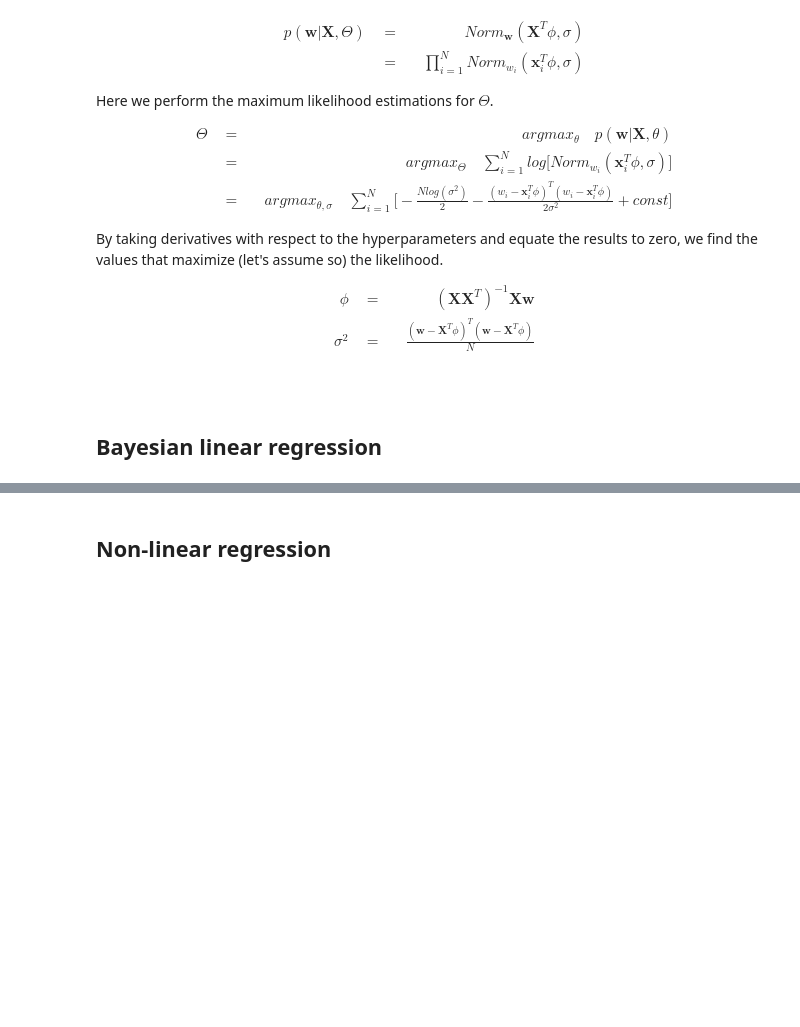
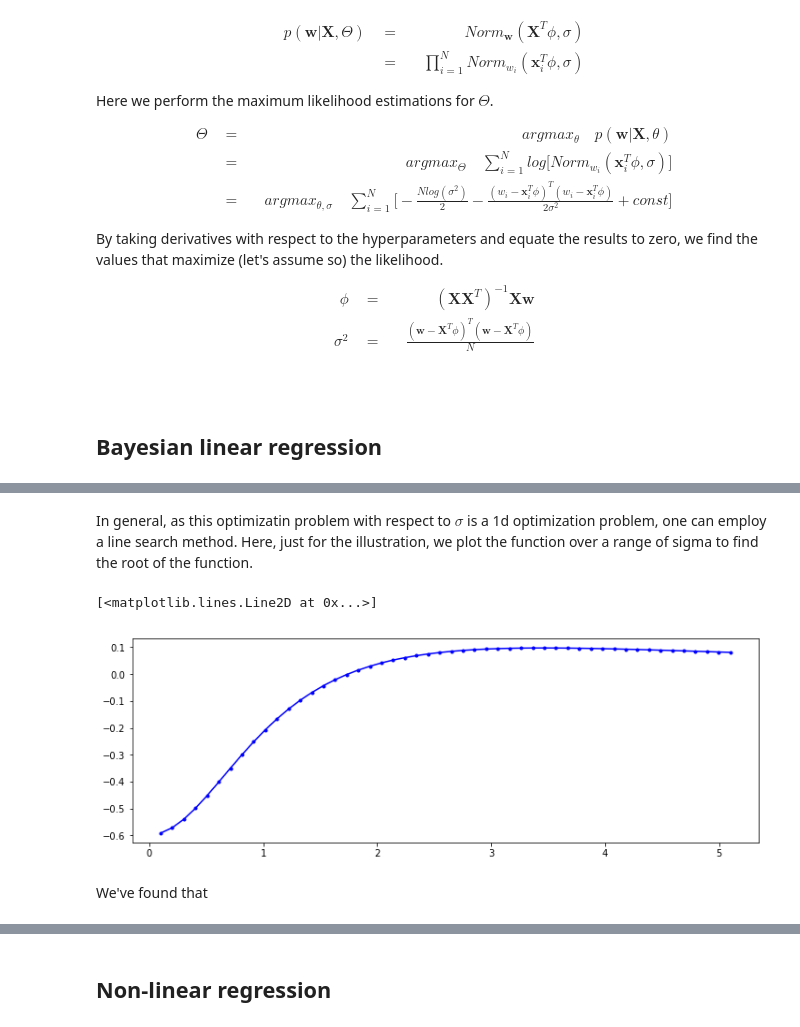
Before and after one commit to kiyomizuhi/machine_learning_scratch_Prince_computer_vision, a Jupyter notebook: scratch/Regression.ipynb, the cells around one changed output, grey strips where cells are left out. Drawn from its saved outputs; the diff is of its cells as text; code cells hidden in the pictures; blank space fills up the shorter version.

```diff
--- a/scratch/Regression.ipynb
+++ b/scratch/Regression.ipynb
@@ -258,6 +282,7 @@ def bayesian_inference(xs1, x, w, sg, sgp):
     # doing double np.dot then taking np.diag would be costly. instead we do this.
     cov = (np.dot(cinv.T, xs1) * xs1).sum(axis=0)
     cov += sgs
+    #cov = np.sqrt(cov)
     return mu, cov, phi, cinv
 
 def generate_phi_pdf(phimu, phisg, nres, bb):
@@ -268,6 +293,23 @@ def generate_phi_pdf(phimu, phisg, nres, bb):
     ps = np.vstack((p0s, p1s))
     phi_pdf = spst.multivariate_normal(phimu, phisg).pdf(ps.T).reshape((nres, nres))
     return phi_pdf
+
+def evaluate_sigma(x, w, sgp, sg):
+    # w = N x 1
+    # x = D x N
+    # sg = S x 1
+    sgs = sg**2
+    w = w.squeeze()
+    ws = w**2
+    xs = (x * x).sum(axis=0)
+    sgps = sgp**2
+    # S x N
+    xs_rep, sgs_rep = np.meshgrid(xs, sgs)
+    ws_rep, _ = np.meshgrid(ws, sgs)
+    sgtds = sgs_rep + sgps * xs_rep
+    sgtdsinv = 1/ sgtds
+    sg_eval = (sgtdsinv * (1 - ws * sgtdsinv)).sum(axis=1)
+    return sg_eval
 # %%
 ns = 5
 x_range = np.array([-10., 10.])
@@ -323,0 +371,11 @@ plt.title("phi_posterior")
+# %% [markdown]
+In general, as this optimizatin problem with respect to $\sigma$ is a 1d optimization problem, one can employ a line search method. Here, just for the illustration, we plot the function over a range of sigma to find the root of the function.
+# %%
+sgs = np.linspace(0.1, 5.1, 50)
+sg_eval = evaluate_sigma(x, w, sgp, sgs)
+plt.plot(sgs, sg_eval, 'b.-')
+# %% [output]
+[<matplotlib.lines.Line2D at 0x...>]
+[figure, added]
+# %% [markdown]
+We've found that
```
Also changed, not shown: parts of 6 cells of this notebook.
